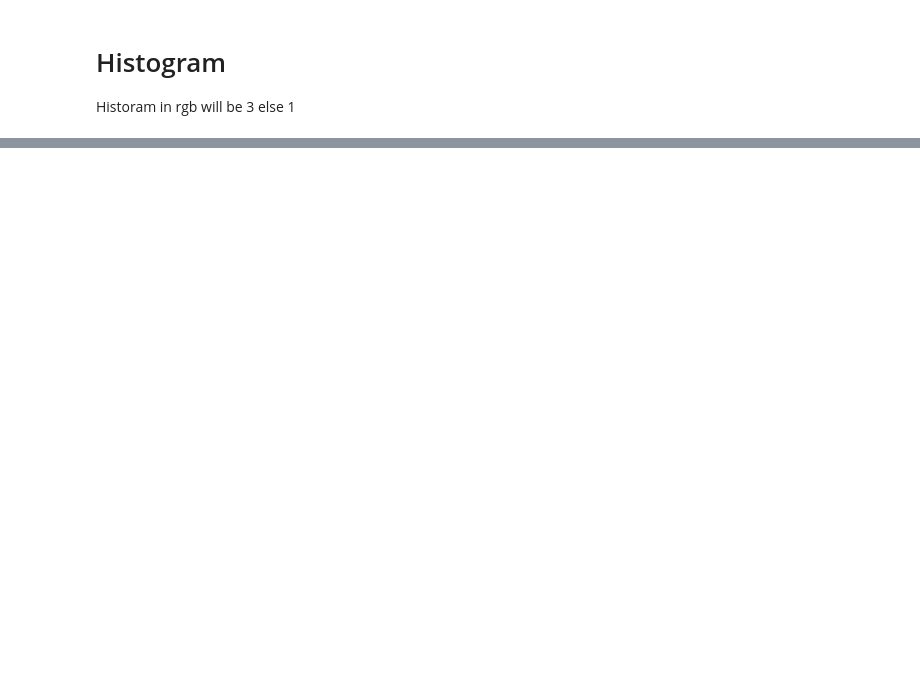
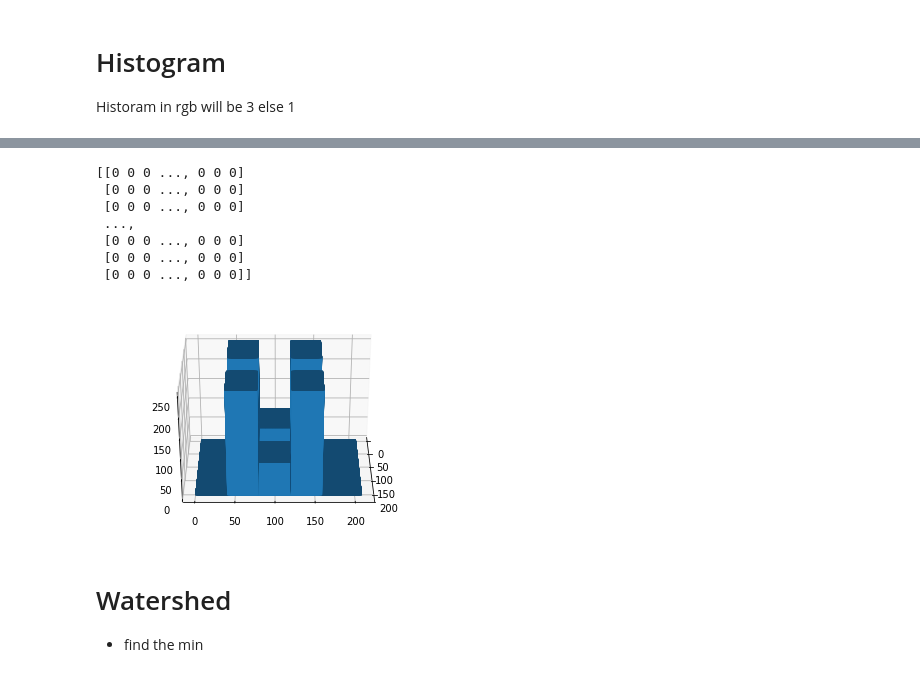
Before and after one commit to bluemner/image_processing_final, a Jupyter notebook: notebooks/Histogram.ipynb, the cells around one changed output, grey strips where cells are left out. Saved outputs shown, nothing was run; the diff lists cells and outputs as text; code cells hidden in the pictures; blank space fills up the shorter version.

```diff
--- a/notebooks/Histogram.ipynb
+++ b/notebooks/Histogram.ipynb
@@ -79,13 +87,6 @@ top =topographic(pgm)
 # %%
-x,y = top[0].nonzero()
-x = np.asarray(x)
-y = np.asarray(y)
-
-print(x)
-print(y)
-
 def pl3(data_array):
-    %matplotlib notebook
+    %matplotlib inline
     fig = plt.figure()
     ax = fig.add_subplot(111, projection='3d')
 
@@ -98,7 +99,22 @@ def pl3(data_array):
     ax.bar3d( x_data,
               y_data,
               np.zeros(len(z_data)),
-              1, 1, z_data )
+              10, 10, z_data )
 
+    ax.view_init(30, 360)
     plt.show()
-pl3(top[0])
+# %%
+print(np.asarray(top[0]))
+pl3(np.asarray(top[0]))
+# %% [output]
+[[0 0 0 ..., 0 0 0]
+ [0 0 0 ..., 0 0 0]
+ [0 0 0 ..., 0 0 0]
+ ...,
+ [0 0 0 ..., 0 0 0]
+ [0 0 0 ..., 0 0 0]
+ [0 0 0 ..., 0 0 0]]
+[figure, added]
+# %% [markdown]
+# Watershed
+* find the min
```
Also changed, not shown: parts of 12 cells of this notebook, 6 other files.
